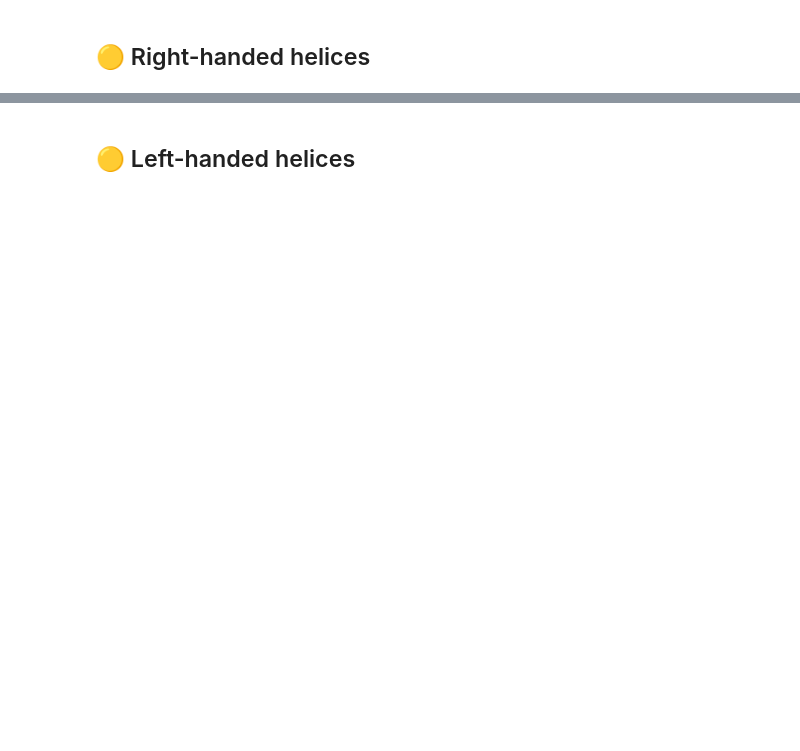
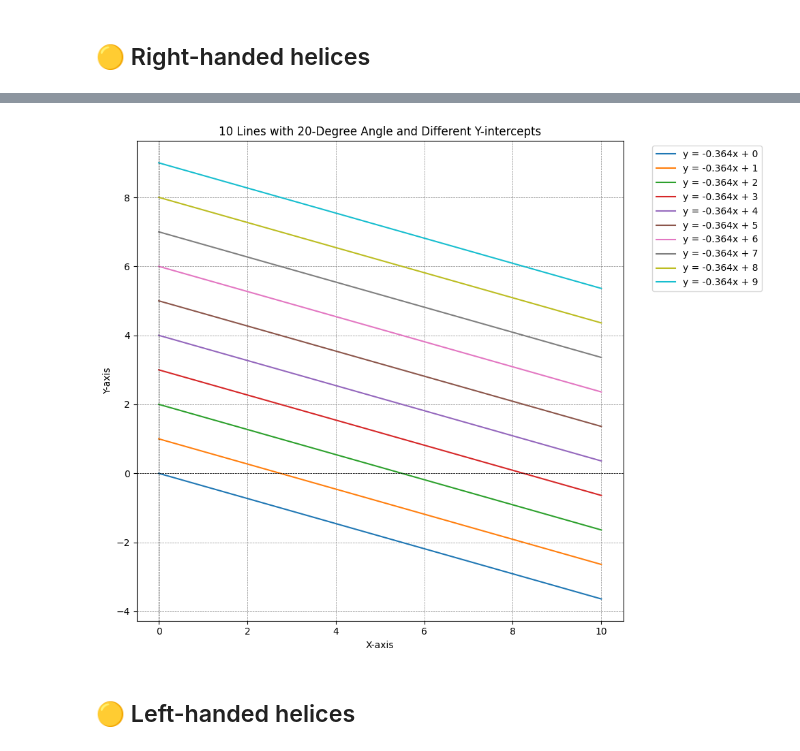
Before and after one commit to rubizarmiento/Chloroplast, a Jupyter notebook: cryo-data.ipynb, the cells around one changed output, grey strips where cells are left out. Cells and saved outputs as stored; diff of their text form; code cells hidden in the pictures; blank space fills up the shorter version.

```diff
--- a/cryo-data.ipynb
+++ b/cryo-data.ipynb
@@ -2703,2 +2649,29 @@ Widget(value='<iframe src="http://localhost:35187/index.html?ui=P_0x7ec1e158ad40
+# %%
+# With matplotlib, plot 10 lines with a slope of 20 degrees and different y-intercepts
+# Define the slope as tangent of 20 degrees
+slope = np.tan(np.radians(-20))  # Convert 20 degrees to slope
+
+# Create x values
+x = np.linspace(0, 10, 100)
+
+# Create 10 lines with different y-intercepts (0, 1, 2, ..., 9)
+plt.figure(figsize=(10, 8))
+
+for i in range(10):
+    y_intercept = i
+    y = slope * x + y_intercept
+    plt.plot(x, y, label=f"y = {slope:.3f}x + {y_intercept}")
+
+plt.xlabel("X-axis")
+plt.ylabel("Y-axis")
+plt.title("10 Lines with 20-Degree Angle and Different Y-intercepts")
+plt.axhline(0, color='black', linewidth=0.5, ls='--')
+plt.axvline(0, color='black', linewidth=0.5, ls='--')
+plt.grid(color='gray', linestyle='--', linewidth=0.5)
+plt.legend(bbox_to_anchor=(1.05, 1), loc='upper left')
+plt.tight_layout()
+plt.show()
+# %% [output]
+[figure, added]
 # %% [markdown]
 ## 🟡 Left-handed helices
```
Also changed, not shown: parts of 68 cells of this notebook, 1 other file.
